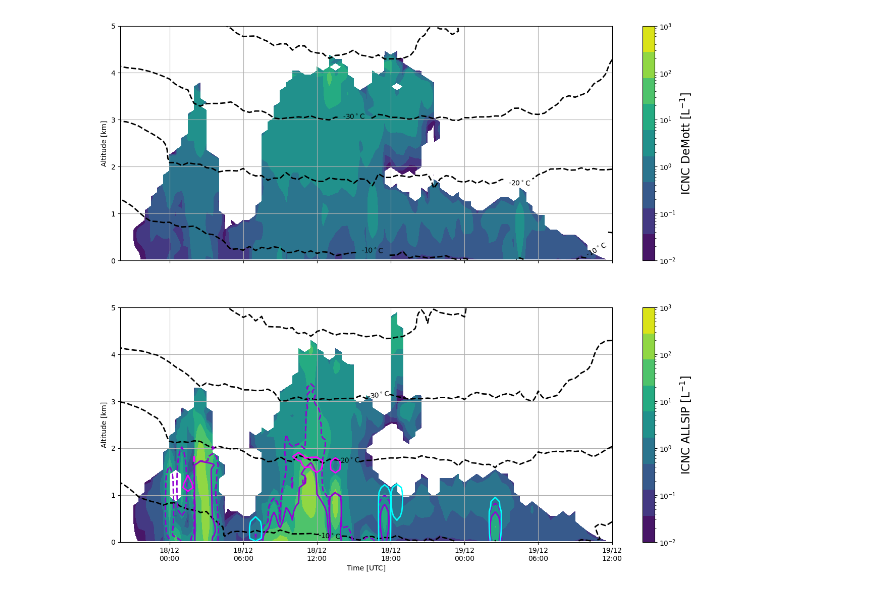
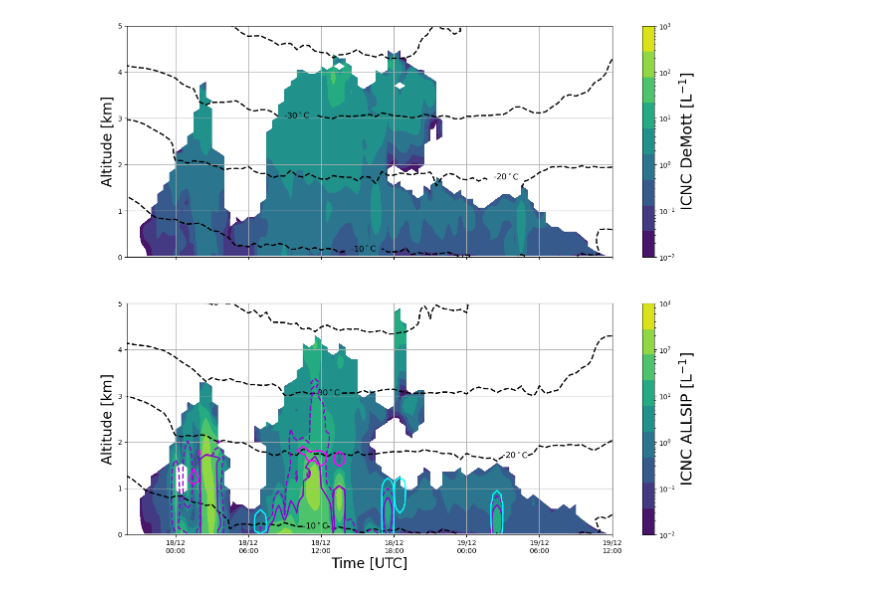
Before and after one commit to eliotperrin/Mixed-phase-cloud-with-CR-SIM, a Jupyter notebook: Sip process.ipynb, the cells around one changed output. Cells and saved outputs as stored; diff of their text form; code cells hidden in the pictures.

```diff
--- a/Sip process.ipynb
+++ b/Sip process.ipynb
@@ -148,6 +148,7 @@ tick_labels = [mdates.num2date(t).strftime('%d/%m'+'\n'+ '%H:%M') for t in tick_
 
 # This is for showing the indices extracted for comparison
 fig, axs = plt.subplots(2,1,figsize=(14,14))
+#fig.suptitle('Ice crystal number concentration from WRF',fontsize =50)
 
 plt.subplots_adjust(top=0.85, bottom=0.12, left=0.08, right=0.95, hspace=0.20)
 
@@ -181,12 +182,12 @@ cs = axs[0].contour(wrf_time2, ZZmiddle_1000, tDEMOTT.T, levels=np.arange(-50, 0
 #axs[1].axvline(wrf_time2[i_t2b], color='#FFDB58', linestyle='dashed',linewidth=2.)
 
 
-axs[0].clabel(cs, inline=True, fontsize=10, fmt='%d$^\circ$C')
+axs[0].clabel(cs, inline=True, fontsize=12, fmt='%d$^\circ$C')
 cbar = fig.colorbar(icnc,ax=axs[0])
 cbar.ax.set_yscale('log')
-cbar.set_label('ICNC DeMott [$\mathrm{L^{-1}}$]', fontsize=16)
+cbar.set_label('ICNC DeMott [$\mathrm{L^{-1}}$]', fontsize=22)
 
-axs[0].set_ylabel("Altitude [km]")
+axs[0].set_ylabel("Altitude [km]", fontsize=20)
 axs[0].set_ylim(0,5)
 axs[0].set_yticks([0,1,2,3,4,5])
 axs[0].set_xticks(tick_locs)
@@ -200,36 +201,36 @@ i_t1 = np.where(wrf_time2 == tstmp1)[0][0]
 tstmp2 = np.datetime64('2021-12-18T07:30')
 i_t2 = np.where(wrf_time2 == tstmp2)[0][0]
 
 tstmp2b = np.datetime64('2021-12-18T17:30')
 i_t2b = np.where(wrf_time2 == tstmp2b)[0][0]
 '''
 
 icnc = axs[1].contourf(wrf_time2, ZZmiddle_1000, to_np(icncALLSIP.T), levs, norm=colors.LogNorm())
 cs = axs[1].contour(wrf_time2, ZZmiddle_1000, tALLSIP.T, levels=np.arange(-50, 0, 10), colors='black',linewidths=2)
 br_contour = axs[1].contour(wrf_time2, ZZmiddle_1000, brALLSIP.T, levels=[br], colors='darkviolet',linewidths=2)
-hm_contour = axs[1].contour(wrf_time2, ZZmiddle_1000, hmALLSIP.T, levels=[hm], colors='darkcyan',linewidths=2)
+hm_contour = axs[1].contour(wrf_time2, ZZmiddle_1000, hmALLSIP.T, levels=[hm], colors='palevioletred',linewidths=2)
 br_contour2 = axs[1].contour(wrf_time2, ZZmiddle_1000, brALLSIP.T, levels=[br2], colors='darkviolet',linewidths=2, linestyles='dashed')
 sb_contour = axs[1].contour(wrf_time2, ZZmiddle_1000, sbALLSIP.T, levels=[sb], colors='magenta',linewidths=2)
 ds_contour = axs[1].contour(wrf_time2, ZZmiddle_1000, dsALLSIP.T, levels=[ds], colors='cyan',linewidths=2)
 
 #axs[2].axvline(wrf_time2[i_t1], color='coral', linestyle='dashed',linewidth=2.)
 #axs[2].axvline(wrf_time2[i_t2], color='#FFDB58', linestyle='dashed',linewidth=2.)
 #axs[2].axvline(wrf_time2[i_t2b], color='#FFDB58', linestyle='dashed',linewidth=2.)
 axs[1].set_ylim(0,5)
 axs[1].set_xlim(wrf_time2[0], wrf_time2[-1])
-axs[1].set_ylabel("Altitude [km]")
-axs[1].set_xlabel("Time [UTC]")
+axs[1].set_ylabel("Altitude [km]", fontsize=20)
+axs[1].set_xlabel("Time [UTC]", fontsize=20)
 axs[1].set_ylim(0,5)
 axs[1].set_yticks([0,1,2,3,4,5])
 axs[1].set_xticks(tick_locs)
 axs[1].set_xticklabels(tick_labels)
 axs[1].set_xlim(wrf_time2[40], wrf_time2[-1])
-axs[1].clabel(cs, inline=True, fontsize=10, fmt='%d$^\circ$C')
+axs[1].clabel(cs, inline=True, fontsize=12, fmt='%d$^\circ$C')
 axs[1].grid()
 cbar = fig.colorbar(icnc,ax=axs[1])
 cbar.ax.set_yscale('log')
-cbar.set_label('ICNC ALLSIP [$\mathrm{L^{-1}}$]', fontsize=16)
+cbar.set_label('ICNC ALLSIP [$\mathrm{L^{-1}}$]', fontsize=22)
 
 plt.show()
 # %% [output]
-[figure, old version]
+[figure, new version]
```
Also changed, not shown: 3 other files.
